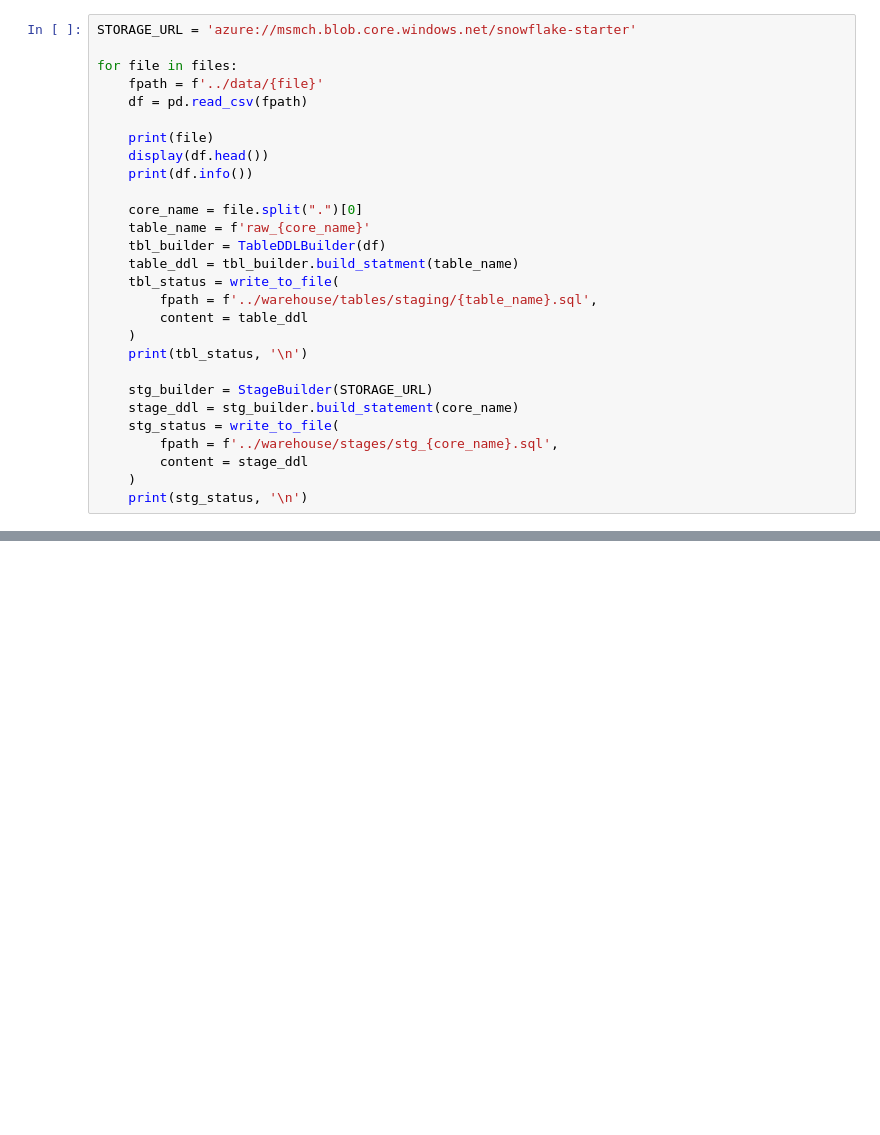
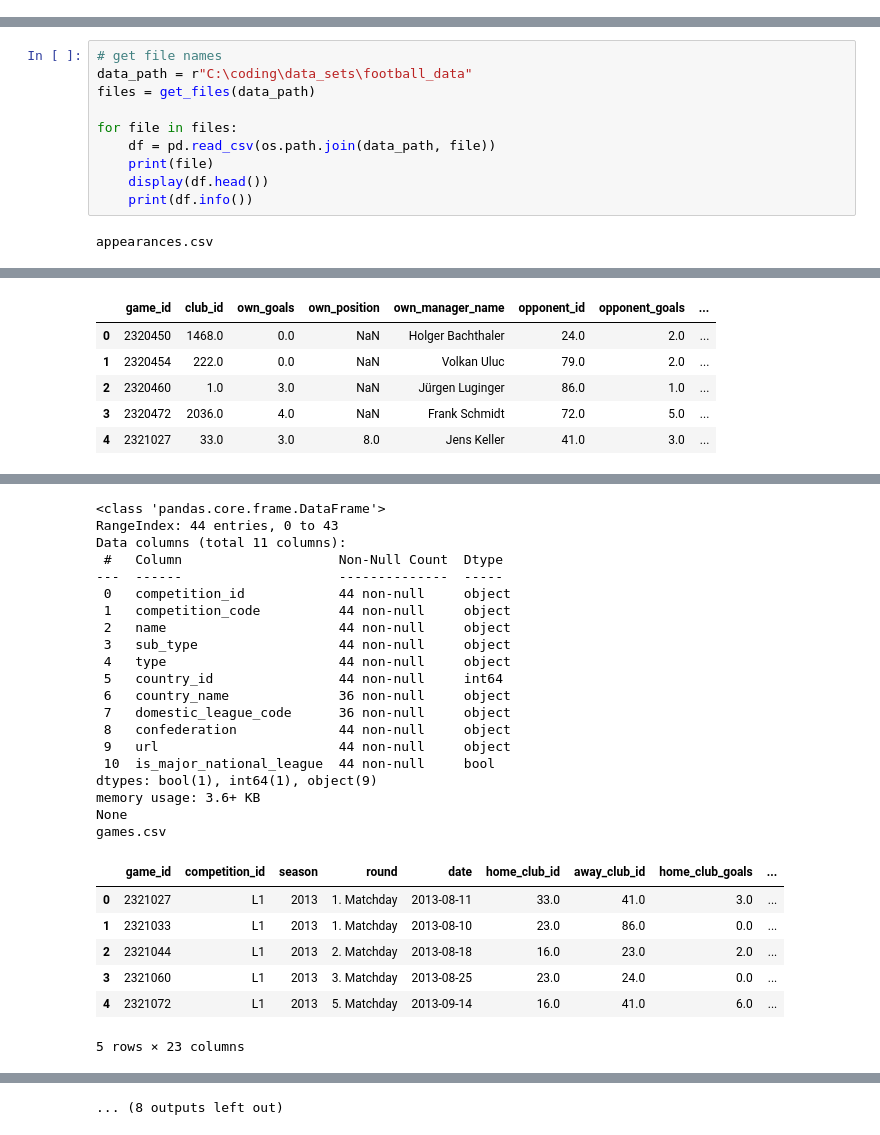
Before and after one commit to msmch/snowflake_starter, a Jupyter notebook: eda/1_high_level_analysis.ipynb, the cells around one changed output, grey strips where cells are left out. Drawn from its saved outputs; the diff is of its cells as text; blank space fills up the shorter version.

Commit message:
Simplification of the EDA notebook. Builder operations moved to the main orchestration

```diff
--- a/eda/1_high_level_analysis.ipynb
+++ b/eda/1_high_level_analysis.ipynb
@@ -11,28 +7,0 @@ files = get_files('../data/')
-# %%
-STORAGE_URL = 'azure://msmch.blob.core.windows.net/snowflake-starter'
-
-for file in files:
-    fpath = f'../data/{file}'
-    df = pd.read_csv(fpath)
-
-    print(file)
-    display(df.head())
-    print(df.info())
-
-    core_name = file.split(".")[0]
-    table_name = f'raw_{core_name}'
-    tbl_builder = TableDDLBuilder(df)
-    table_ddl = tbl_builder.build_statment(table_name)
-    tbl_status = write_to_file(
-        fpath = f'../warehouse/tables/staging/{table_name}.sql',
-        content = table_ddl
-    )
-    print(tbl_status, '\n')
-
-    stg_builder = StageBuilder(STORAGE_URL)
-    stage_ddl = stg_builder.build_statement(core_name)
-    stg_status = write_to_file(
-        fpath = f'../warehouse/stages/stg_{core_name}.sql',
-        content = stage_ddl
-    )
-    print(stg_status, '\n')
@@ -157,0 +8,12 @@ game_events.csv
+# %%
+# get file names
+data_path = r"C:\coding\data_sets\football_data"
+files = get_files(data_path)
+
+for file in files:
+    df = pd.read_csv(os.path.join(data_path, file))
+    print(file)
+    display(df.head())
+    print(df.info())
+# %% [output]
+appearances.csv
@@ -157,0 +66,6 @@ game_events.csv
+|  | game_id | club_id | own_goals | own_position | own_manager_name | opponent_id | opponent_goals | ... |
+| 0 | 2320450 | 1468.0 | 0.0 | NaN | Holger Bachthaler | 24.0 | 2.0 | ... |
+| 1 | 2320454 | 222.0 | 0.0 | NaN | Volkan Uluc | 79.0 | 2.0 | ... |
+| 2 | 2320460 | 1.0 | 3.0 | NaN | Jürgen Luginger | 86.0 | 1.0 | ... |
+| 3 | 2320472 | 2036.0 | 4.0 | NaN | Frank Schmidt | 72.0 | 5.0 | ... |
+| 4 | 2321027 | 33.0 | 3.0 | 8.0 | Jens Keller | 41.0 | 3.0 | ... |
@@ -157,0 +98,27 @@ game_events.csv
+<class 'pandas.core.frame.DataFrame'>
+RangeIndex: 44 entries, 0 to 43
+Data columns (total 11 columns):
+ #   Column                    Non-Null Count  Dtype
+---  ------                    --------------  -----
+ 0   competition_id            44 non-null     object
+ 1   competition_code          44 non-null     object
+ 2   name                      44 non-null     object
+ 3   sub_type                  44 non-null     object
+ 4   type                      44 non-null     object
+ 5   country_id                44 non-null     int64
+ 6   country_name              36 non-null     object
+ 7   domestic_league_code      36 non-null     object
+ 8   confederation             44 non-null     object
+ 9   url                       44 non-null     object
+ 10  is_major_national_league  44 non-null     bool
+dtypes: bool(1), int64(1), object(9)
+memory usage: 3.6+ KB
+None
+games.csv
+|  | game_id | competition_id | season | round | date | home_club_id | away_club_id | home_club_goals | ... |
+| 0 | 2321027 | L1 | 2013 | 1. Matchday | 2013-08-11 | 33.0 | 41.0 | 3.0 | ... |
+| 1 | 2321033 | L1 | 2013 | 1. Matchday | 2013-08-10 | 23.0 | 86.0 | 0.0 | ... |
+| 2 | 2321044 | L1 | 2013 | 2. Matchday | 2013-08-18 | 16.0 | 23.0 | 2.0 | ... |
+| 3 | 2321060 | L1 | 2013 | 3. Matchday | 2013-08-25 | 23.0 | 24.0 | 0.0 | ... |
+| 4 | 2321072 | L1 | 2013 | 5. Matchday | 2013-09-14 | 16.0 | 41.0 | 6.0 | ... |
+5 rows × 23 columns
@@ -157,0 +142 @@ game_events.csv
+... (8 outputs left out)
```
Also changed, not shown: parts of 4 cells of this notebook.
